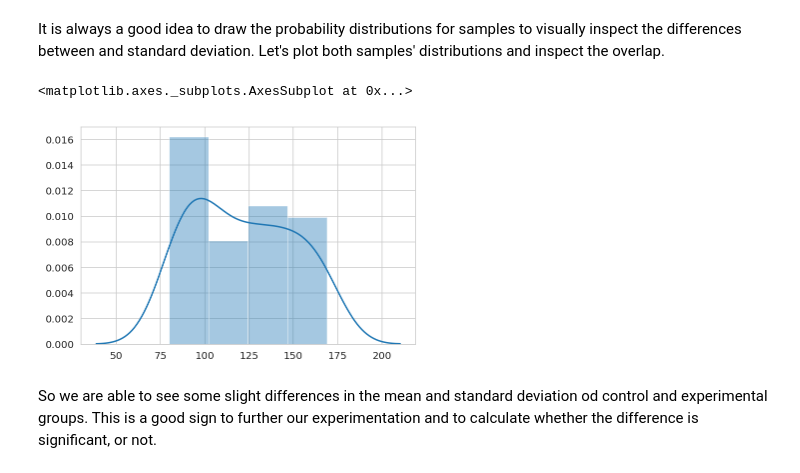
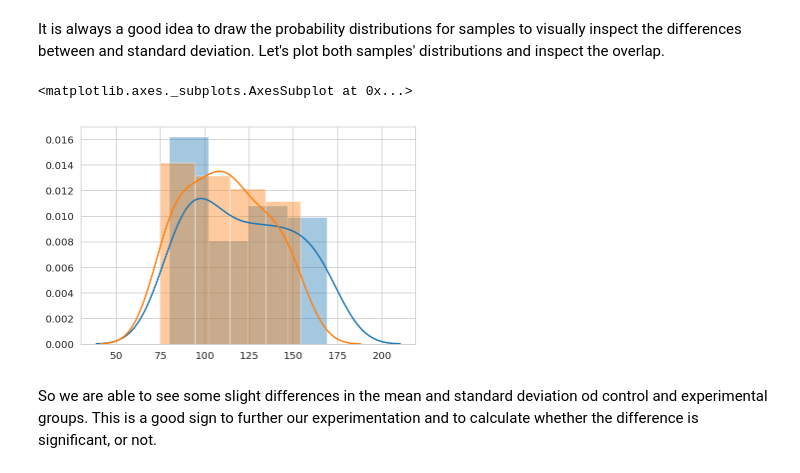
Before and after one commit to hiowatah/dsc-2-20-09-2-sample-t-tests-lab-nyc-ds-career-031119, a Jupyter notebook: index.ipynb, the cells around one changed output. Saved outputs shown, nothing was run; the diff lists cells and outputs as text; code cells hidden in the pictures.

```diff
--- a/index.ipynb
+++ b/index.ipynb
@@ -57,9 +57,10 @@ Let's plot both samples' distributions and inspect the overlap.
 # Draw a plot showing overlapping of distribution means and sds for incpection
 # %%
 sns.distplot(control)
+sns.distplot(experimental)
 # %% [output]
 <matplotlib.axes._subplots.AxesSubplot at 0x...>
-[figure, old version]
+[figure, new version]
 # %% [markdown]
 So we are able to see some slight differences in the mean and standard deviation od control and experimental groups. This is a good sign to further our experimentation and to calculate whether the difference is significant, or not.
 # %% [markdown]
```
